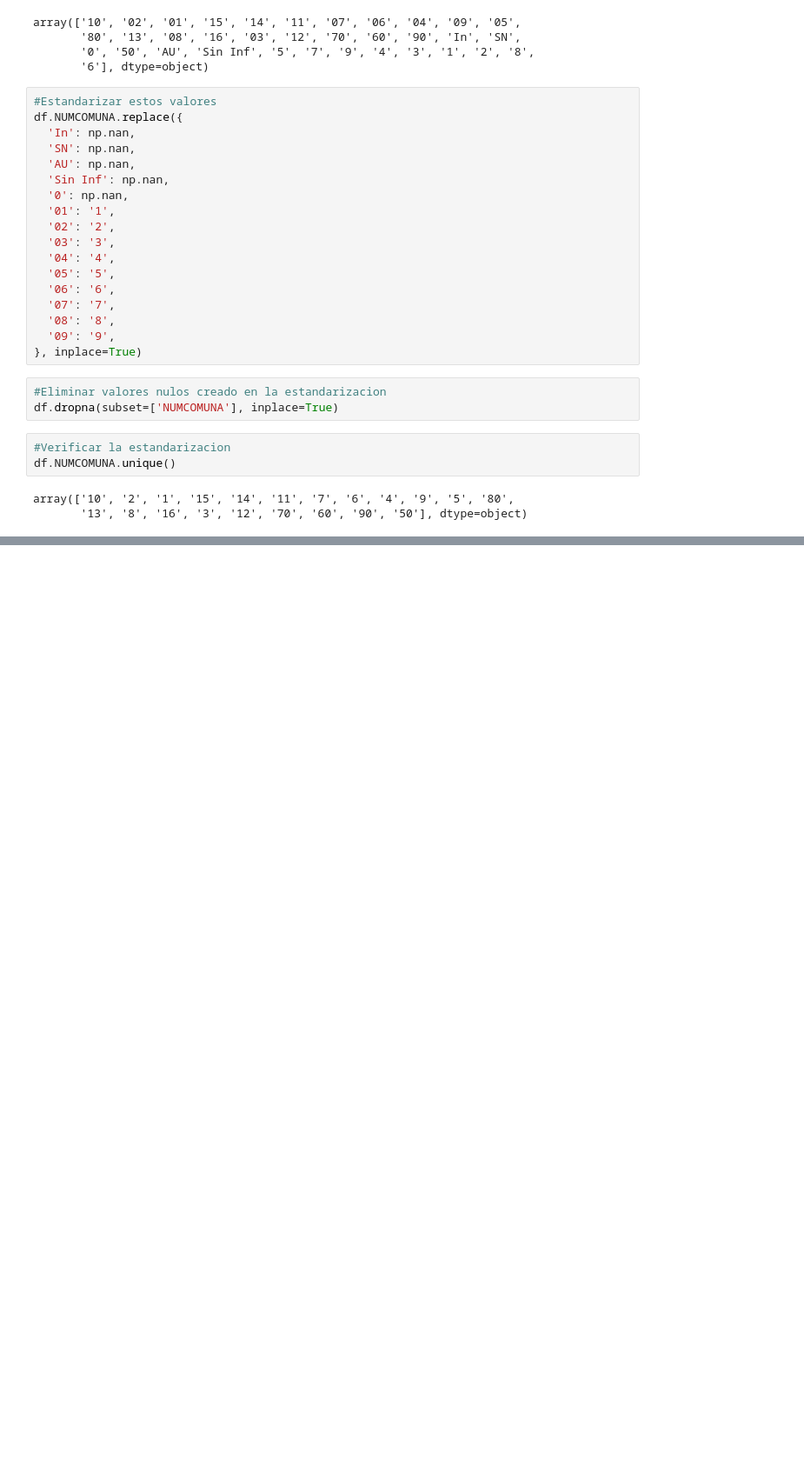
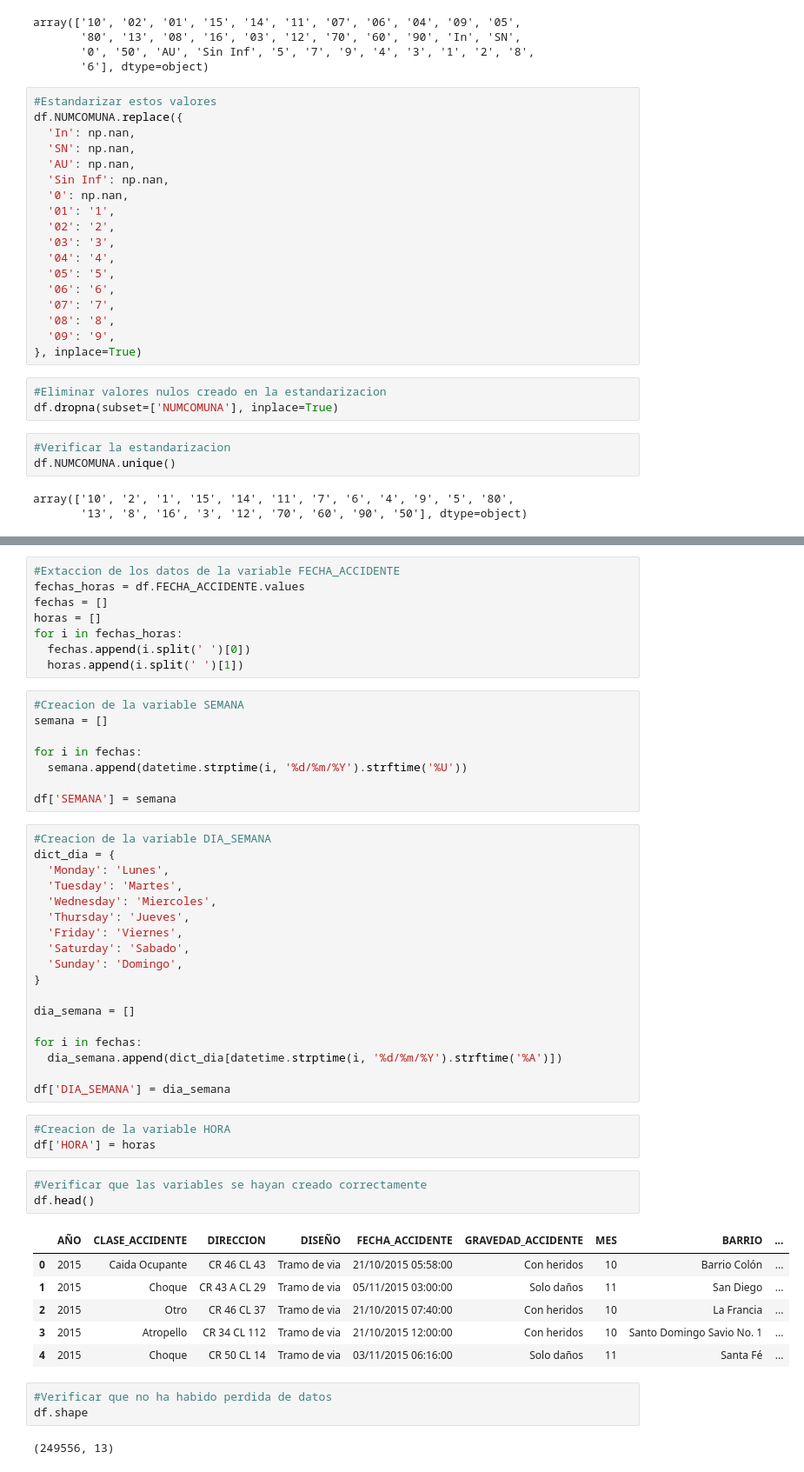
Before and after one commit to dgilrua/proyecto2-analitica, a Jupyter notebook: main.ipynb, the cells around one changed output, grey strips where cells are left out. Shown at 87% size. Saved outputs shown, nothing was run; the diff lists cells and outputs as text; blank space fills up the shorter version.

```diff
--- a/main.ipynb
+++ b/main.ipynb
@@ -294,0 +397,52 @@ array(['10', '2', '1', '15', '14', '11', '7', '6', '4', '9', '5', '80',
+# %%
+#Extaccion de los datos de la variable FECHA_ACCIDENTE
+fechas_horas = df.FECHA_ACCIDENTE.values
+fechas = []
+horas = []
+for i in fechas_horas:
+  fechas.append(i.split(' ')[0])
+  horas.append(i.split(' ')[1])
+# %%
+#Creacion de la variable SEMANA
+semana = []
+
+for i in fechas:
+  semana.append(datetime.strptime(i, '%d/%m/%Y').strftime('%U'))
+
+df['SEMANA'] = semana
+# %%
+#Creacion de la variable DIA_SEMANA
+dict_dia = {
+  'Monday': 'Lunes',
+  'Tuesday': 'Martes',
+  'Wednesday': 'Miercoles',
+  'Thursday': 'Jueves',
+  'Friday': 'Viernes',
+  'Saturday': 'Sabado',
+  'Sunday': 'Domingo',
+}
+
+dia_semana = []
+
+for i in fechas:
+  dia_semana.append(dict_dia[datetime.strptime(i, '%d/%m/%Y').strftime('%A')])
+
+df['DIA_SEMANA'] = dia_semana
+# %%
+#Creacion de la variable HORA
+df['HORA'] = horas
+# %%
+#Verificar que las variables se hayan creado correctamente
+df.head()
+# %% [output]
+|  | AÑO | CLASE_ACCIDENTE | DIRECCION | DISEÑO | FECHA_ACCIDENTE | GRAVEDAD_ACCIDENTE | MES | BARRIO | ... |
+| 0 | 2015 | Caida Ocupante | CR 46 CL 43 | Tramo de via | 21/10/2015 05:58:00 | Con heridos | 10 | Barrio Colón | ... |
+| 1 | 2015 | Choque | CR 43 A CL 29 | Tramo de via | 05/11/2015 03:00:00 | Solo daños | 11 | San Diego | ... |
+| 2 | 2015 | Otro | CR 46 CL 37 | Tramo de via | 21/10/2015 07:40:00 | Con heridos | 10 | La Francia | ... |
+| 3 | 2015 | Atropello | CR 34 CL 112 | Tramo de via | 21/10/2015 12:00:00 | Con heridos | 10 | Santo Domingo Savio No. 1 | ... |
+| 4 | 2015 | Choque | CR 50 CL 14 | Tramo de via | 03/11/2015 06:16:00 | Solo daños | 11 | Santa Fé | ... |
+# %%
+#Verificar que no ha habido perdida de datos
+df.shape
+# %% [output]
+(249556, 13)
```
Also changed, not shown: parts of 30 cells of this notebook.
